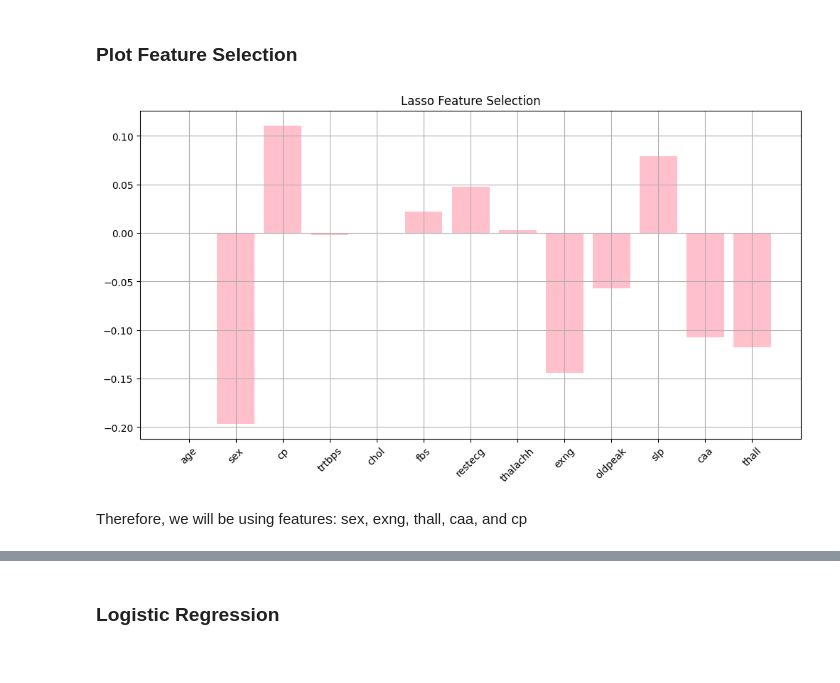
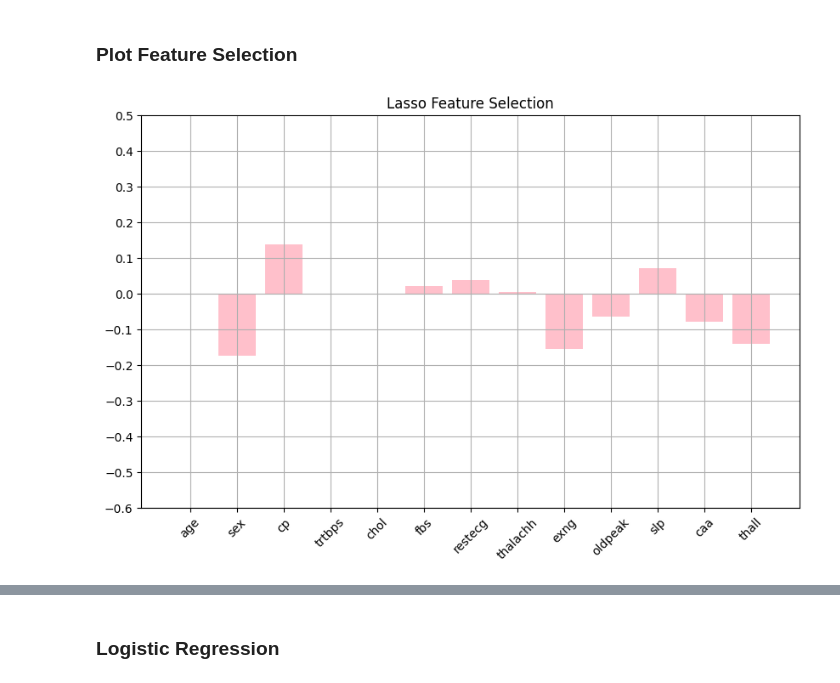
Before and after one commit to ProfessionalSalmon/Heart_Attack_Classification_Model, a Jupyter notebook: heart_attack.ipynb, the cells around one changed output, grey strips where cells are left out. Saved outputs shown, nothing was run; the diff lists cells and outputs as text; code cells hidden in the pictures.

```diff
--- a/heart_attack.ipynb
+++ b/heart_attack.ipynb
@@ -139 +142,5 @@ Text(0.5, 1.0, 'Correlation Heatmap')
+# %%
+X = df.drop(columns = 'output')
+y = df['output']
+X_train, X_test, y_train, y_test = train_test_split(X, y, test_size = 0.3, random_state = 42, stratify = y)
 # %% [markdown]
@@ -141,24 +147,16 @@ Text(0.5, 1.0, 'Correlation Heatmap')
 ### Using GridSearchCV to find best parameter for Lasso Regression
 # %%
-X = df.drop(columns = 'output')
-y = df[['output']]
-
-X_feature = X.values
-y_feature = y.values
+X_feature = X_train.values
+y_feature = y_train.values
 names = df.drop(columns = 'output').columns
 
-# parameters to be tested on GridSearchCV
 params = {"alpha": np.linspace(0.00001, 10, 500)}
 
-# setting KFold for Cross validation
-kf = KFold(n_splits = 6, shuffle = True, random_state = 2024)
+kf = KFold(n_splits = 5, shuffle = True, random_state = 2024)
 
-# Instantiate a lasso regression model
 lasso = Lasso()
-
-# GridSearchCV with model, params and folds.
 lasso_cv = GridSearchCV(lasso, param_grid = params, cv = kf)
-lasso_cv.fit(X, y)
+lasso_cv.fit(X_train, y_train)
 print(f"Best Alpha for Lasso Regression: {lasso_cv.best_params_['alpha']}")
 # %% [output]
 Best Alpha for Lasso Regression: 1e-05
@@ -167,15 +165,14 @@ Best Alpha for Lasso Regression: 1e-05
 # %%
 lasso = Lasso(alpha = 0.00001)
 lasso.fit(X_feature, y_feature)
 lasso_coef = lasso.coef_
 
-plt.figure(figsize=(12, 6))
+plt.figure(figsize=(10, 6))
 plt.bar(names, lasso_coef, color = 'pink')
+plt.yticks(np.arange(-0.6, 0.6, 0.10))
 plt.grid()
 plt.title('Lasso Feature Selection')
 plt.xticks(rotation=45)
 plt.show()
 # %% [output]
-[figure, old version]
+[figure, new version]
-# %% [markdown]
-Therefore, we will be using features: sex, exng, thall, caa, and cp
```
Also changed, not shown: parts of 34 cells of this notebook.
